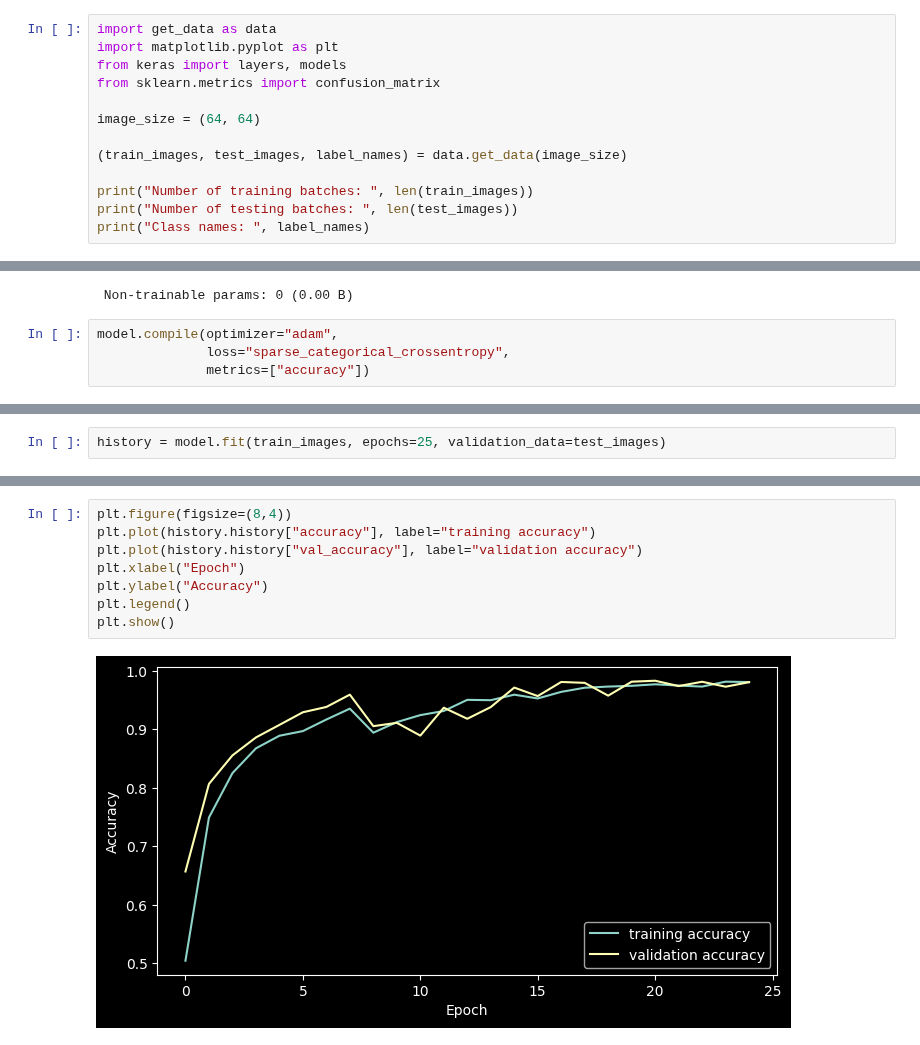
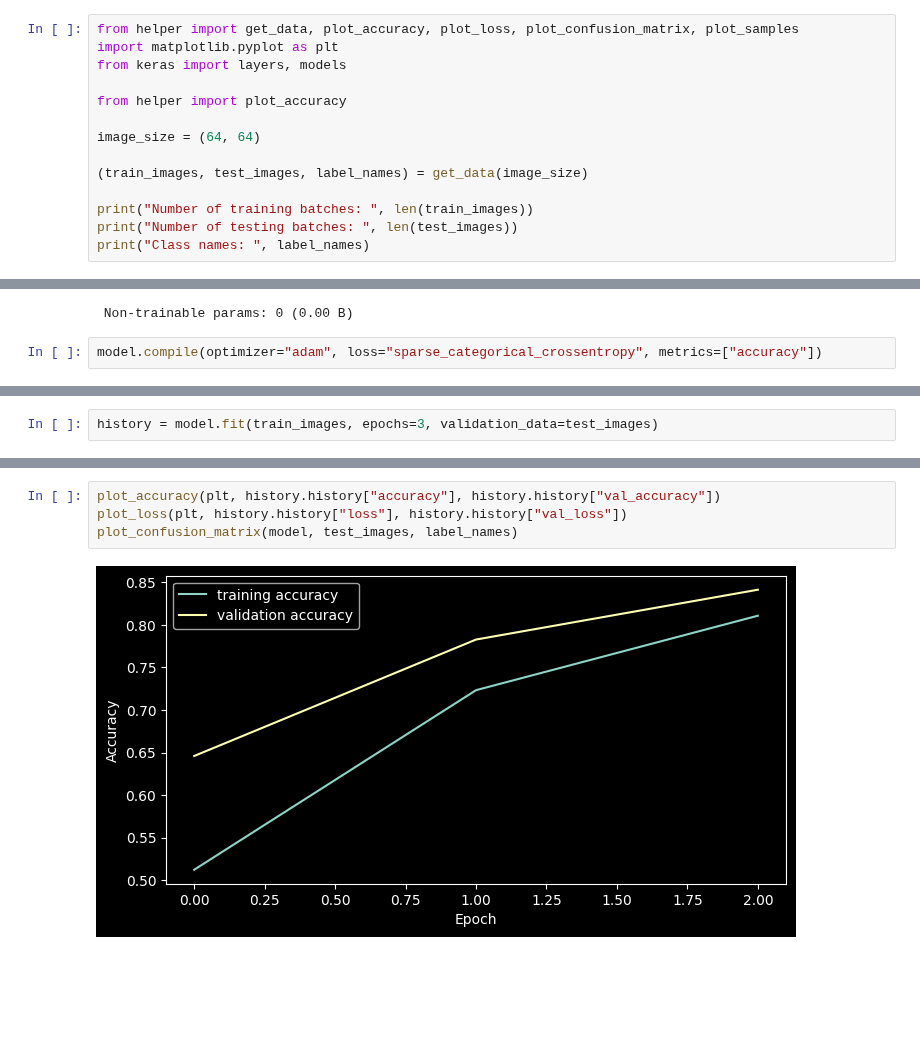
Before and after one commit to Nukufel/AiAp_MiniProj_1, a Jupyter notebook: test.ipynb, the cells around one changed output, grey strips where cells are left out. Drawn from its saved outputs; the diff is of its cells as text; blank space fills up the shorter version.

Commit message:
feat: helper functions

```diff
--- a/test.ipynb
+++ b/test.ipynb
@@ -1,14 +1,15 @@
 # %% [markdown]
 # Load the data and split it
 # %%
-import get_data as data
+from helper import get_data, plot_accuracy, plot_loss, plot_confusion_matrix, plot_samples
 import matplotlib.pyplot as plt
 from keras import layers, models
-from sklearn.metrics import confusion_matrix
+
+from helper import plot_accuracy
 
 image_size = (64, 64)
 
-(train_images, test_images, label_names) = data.get_data(image_size)
+(train_images, test_images, label_names) = get_data(image_size)
 
 print("Number of training batches: ", len(train_images))
 print("Number of testing batches: ", len(test_images))
@@ -70,6 +61,4 @@ Model: "sequential"
  Trainable params: 1,973 (7.71 KB)
  Non-trainable params: 0 (0.00 B)
 # %%
-model.compile(optimizer="adam",
-              loss="sparse_categorical_crossentropy",
-              metrics=["accuracy"])
+model.compile(optimizer="adam", loss="sparse_categorical_crossentropy", metrics=["accuracy"])
@@ -78,3 +65,3 @@ WARNING:tensorflow:TensorFlow GPU support is not available on native Windows for
 # %%
-history = model.fit(train_images, epochs=25, validation_data=test_images)
+history = model.fit(train_images, epochs=3, validation_data=test_images)
 # %% [output]
@@ -98,10 +74,6 @@ Epoch 25/25
 # %%
-plt.figure(figsize=(8,4))
-plt.plot(history.history["accuracy"], label="training accuracy")
-plt.plot(history.history["val_accuracy"], label="validation accuracy")
-plt.xlabel("Epoch")
-plt.ylabel("Accuracy")
-plt.legend()
-plt.show()
+plot_accuracy(plt, history.history["accuracy"], history.history["val_accuracy"])
+plot_loss(plt, history.history["loss"], history.history["val_loss"])
+plot_confusion_matrix(model, test_images, label_names)
 # %% [output]
-[figure, old version]
+[figure, new version]
```
Also changed, not shown: parts of 8 cells of this notebook, 2 other files.
